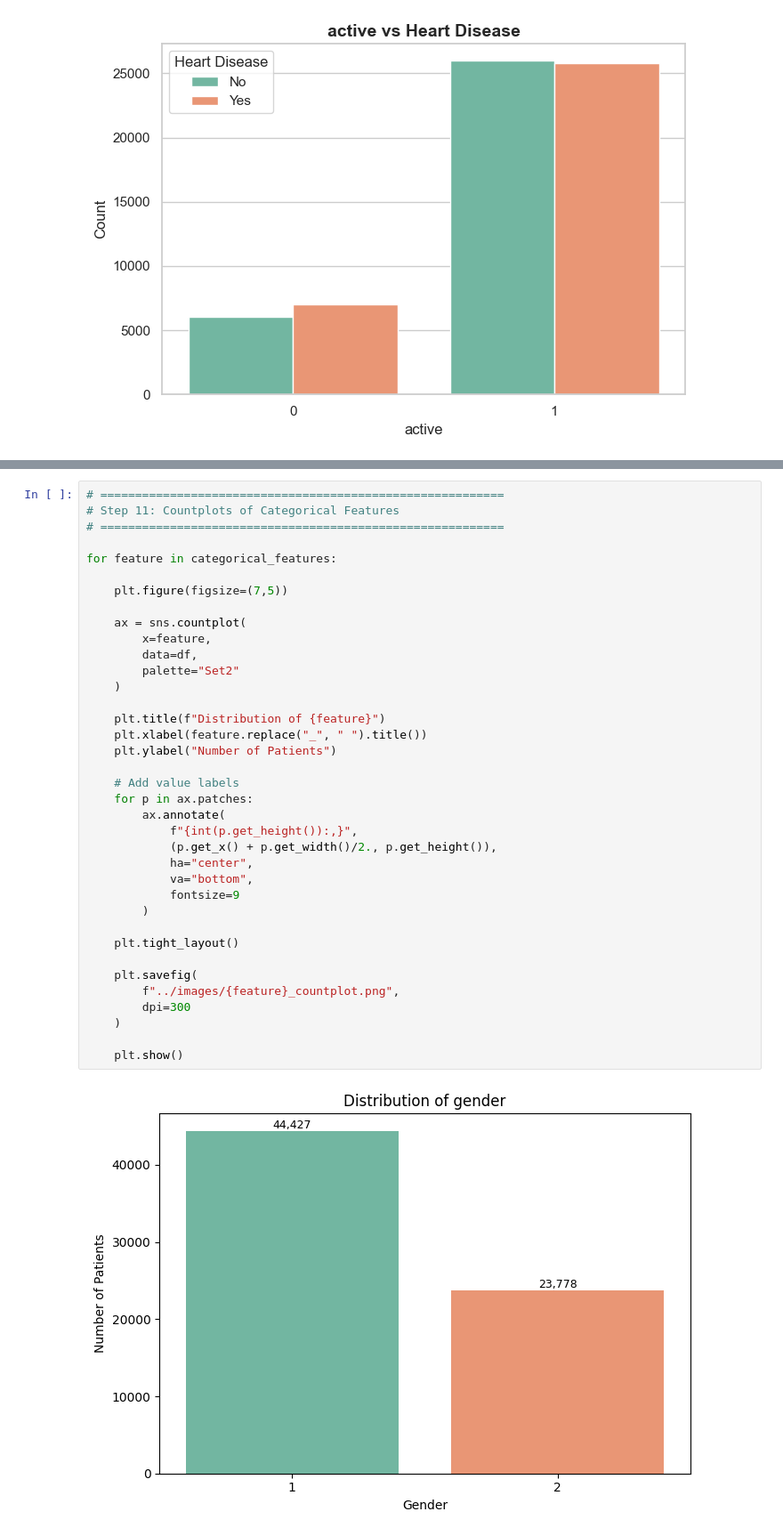
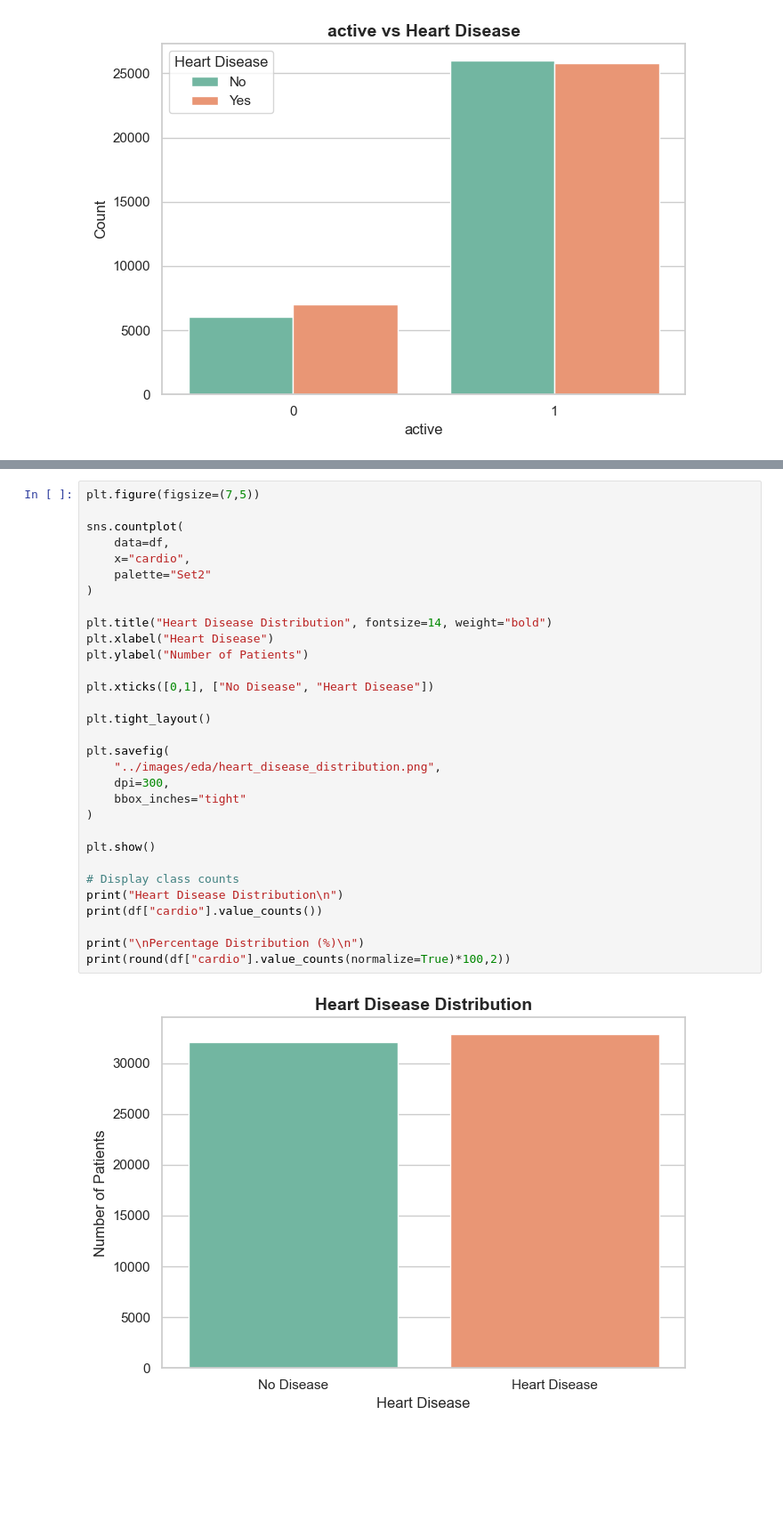
Before and after one commit to dilpreetpb32-pixel/Heart-Disease-Prediction-and-Risk-Assessment, a Jupyter notebook: notebooks/03_Exploratory_Data_Analysis.ipynb, the cells around one changed output, grey strips where cells are left out. Shown at 89% size. Cells and saved outputs as stored; diff of their text form; blank space fills up the shorter version.

```diff
--- a/notebooks/03_Exploratory_Data_Analysis.ipynb
+++ b/notebooks/03_Exploratory_Data_Analysis.ipynb
@@ -541,39 +599,33 @@ for feature in categorical_features:
 # %%
-# ==========================================================
-# Step 11: Countplots of Categorical Features
-# ==========================================================
+plt.figure(figsize=(7,5))
 
-for feature in categorical_features:
+sns.countplot(
+    data=df,
+    x="cardio",
+    palette="Set2"
+)
 
-    plt.figure(figsize=(7,5))
+plt.title("Heart Disease Distribution", fontsize=14, weight="bold")
+plt.xlabel("Heart Disease")
+plt.ylabel("Number of Patients")
 
-    ax = sns.countplot(
-        x=feature,
-        data=df,
-        palette="Set2"
-    )
+plt.xticks([0,1], ["No Disease", "Heart Disease"])
 
-    plt.title(f"Distribution of {feature}")
-    plt.xlabel(feature.replace("_", " ").title())
-    plt.ylabel("Number of Patients")
+plt.tight_layout()
 
-    # Add value labels
-    for p in ax.patches:
-        ax.annotate(
-            f"{int(p.get_height()):,}",
-            (p.get_x() + p.get_width()/2., p.get_height()),
-            ha="center",
-            va="bottom",
-            fontsize=9
-        )
+plt.savefig(
+    "../images/eda/heart_disease_distribution.png",
+    dpi=300,
+    bbox_inches="tight"
+)
 
-    plt.tight_layout()
+plt.show()
 
-    plt.savefig(
-        f"../images/{feature}_countplot.png",
-        dpi=300
-    )
+# Display class counts
+print("Heart Disease Distribution\n")
+print(df["cardio"].value_counts())
 
-    plt.show()
+print("\nPercentage Distribution (%)\n")
+print(round(df["cardio"].value_counts(normalize=True)*100,2))
 # %% [output]
-[figure, old version]
+[figure, new version]
```
Also changed, not shown: parts of 35 cells of this notebook, 1 other file.
